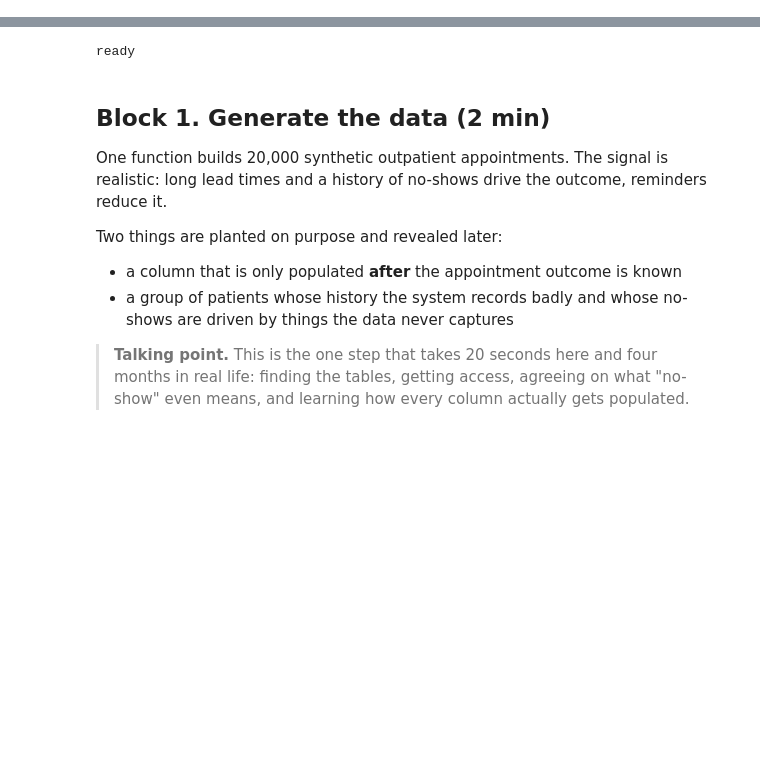
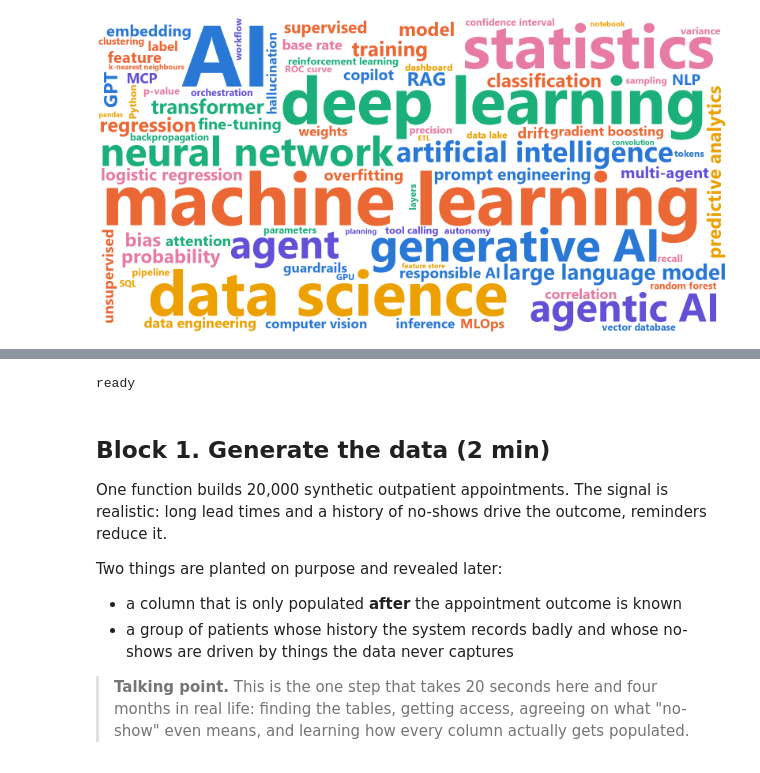
Before and after one commit to andyogah/no-show-ml-demo, a Jupyter notebook: notebooks/backup/no_show_classic_ml_prerun.ipynb, the cells around one changed output, grey strips where cells are left out. Cells and saved outputs as stored; diff of their text form; code cells hidden in the pictures; blank space fills up the shorter version.

Commit message:
Move the intro into the notebook: word cloud and y = mx + b cells as Part 1; add wordcloud

```diff
--- a/notebooks/backup/no_show_classic_ml_prerun.ipynb
+++ b/notebooks/backup/no_show_classic_ml_prerun.ipynb
@@ -0,0 +6,4 @@
+# %%
+Image(filename="../docs/figures/00-wordcloud.png", width=1100)
+# %% [output]
+[figure, added]
```
Also changed, not shown: parts of 18 cells of this notebook, 10 other files.
